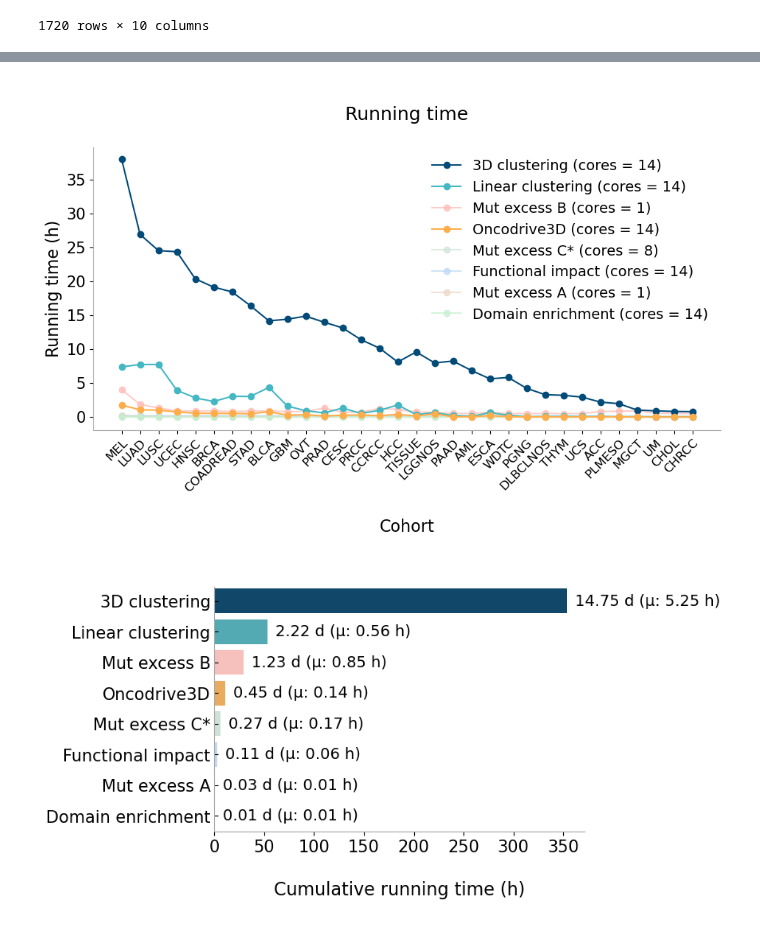
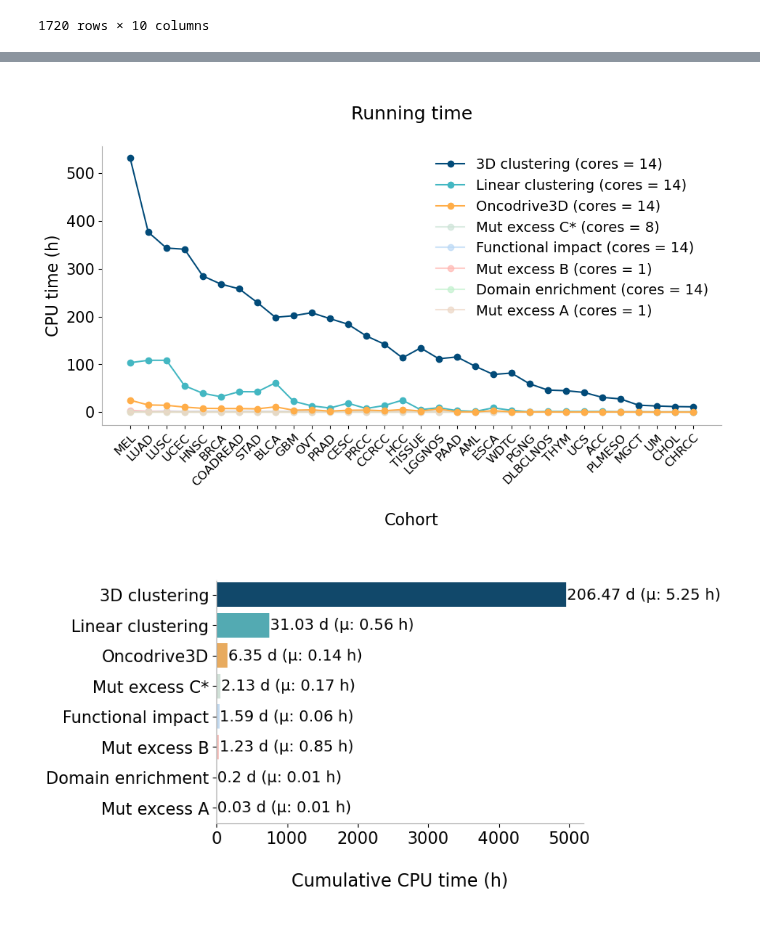
Before and after one commit to bbglab/oncodrive3d_paper, a Jupyter notebook: fig3_resources_analysis/resources_analysis_ForPresentation.ipynb, the cells around one changed output, grey strips where cells are left out. Drawn from its saved outputs; the diff is of its cells as text; code cells hidden in the pictures.

```diff
--- a/fig3_resources_analysis/resources_analysis_ForPresentation.ipynb
+++ b/fig3_resources_analysis/resources_analysis_ForPresentation.ipynb
@@ -376,11 +376,22 @@ methods
 | 1719 | 191.8 | 4.4 | 0.006833 | Domain enrichment | TCGA_WXS_WDTC | 14 | 359.0750 | 37.9375 | 0.876618 | ... |
 1720 rows × 10 columns
 # %%
-def plot_performance(df, colors_dic, title, ax, text_ylabel, cpu_allocated,
-                     smooth = False, ema_w = 0.9,
-                     xlabel = True, ylabel = True,
-                     legend = True, target="Time_H", metric="H",
-                     style="-", plot_xticks=True, extract_cancer=True):
+def plot_performance(df,
+                     colors_dic,
+                     title,
+                     ax,
+                     text_ylabel,
+                     cpu_allocated,
+                     smooth = False,
+                     ema_w = 0.9,
+                     xlabel = True,
+                     ylabel = True,
+                     legend = True,
+                     target="Time_H",
+                     metric="H",
+                     style="-",
+                     plot_xticks=True,
+                     extract_cancer=True):
 
     df = df.copy()
     if extract_cancer:
@@ -402,6 +413,7 @@ def plot_performance(df, colors_dic, title, ax, text_ylabel, cpu_allocated,
             xs = ema_smooth(x[target], ema_w)
         else:
             xs = x[target]
+
         ax.plot(xs, style, color = colors_dic[method],
                 label = f"{method} (cores = {cpu_allocated[method]})", zorder = get_zorder(method), alpha=alpha)
 
@@ -482,7 +494,8 @@ def tick_generator(df):
 
 
 def plot_sum(df, color_dic, title, ax, distance, xlabel_text,
-             xlabel = True, ylabel = False, legend = True, target = "Time_H", metric="H", rotation=0, rotate_xticks=False):
+             xlabel = True, ylabel = False, legend = True,
+             target = "Time_H", metric="H", rotation=0, rotate_xticks=False, cpu_time=False):
     """
     Plot count bar plot summary
     """
@@ -498,18 +511,19 @@ def plot_sum(df, color_dic, title, ax, distance, xlabel_text,
         bar_plot.set_xlabel("\n\n", size = 16)
 
     bar_plot.set_ylabel("")
-    bar_plot.tick_params(axis="y", which = "major", labelsize = 15, direction = "in")
+    bar_plot.tick_params(axis="y", which = "major", labelsize = 15, direction = "out")
     ax.set_yticklabels(ax.get_yticklabels(), rotation=rotation)
     if rotate_xticks:
         plt.xticks(rotation=45, rotation_mode="anchor", ha='right')
     plt.xticks(fontsize=15)
 
     # Add text on the right of each bar
-    avg = methods.groupby("Method").mean().reset_index()
+    avg = df.groupby("Method").mean().reset_index()
     for i, (p, pr) in enumerate(zip(data["Method"], data[target])):
 
         # Add avg info
         avg_value = round(avg.loc[avg["Method"] == p, target].values[0], 2)
+
         if target == "Time_H":
             avg_value = f"(μ: {avg_value} h)"
         elif target == "Memory_GB":
@@ -535,4 +565,6 @@ def plot_sum(df, color_dic, title, ax, distance, xlabel_text,
 # %%
+methods_tcga["Time_H"] = methods_tcga["Time_H"] * methods_tcga["CPU_allocated"]
+methods_tcga["Time_H_avg"] = methods_tcga["Time_H_avg"] * methods_tcga["CPU_allocated"]
 methods_tcga.groupby("Method").sum()["Time_H"] / 24
 # %% [output]
 Method
@@ -593,33 +609,33 @@ methods_tcga
 # %%
 fig, ax = plt.subplots(figsize = (11, 5))
 plot_performance(methods_tcga.sort_values("Time_H_avg", ascending=False).reset_index(drop=True),
                  colors_dict, title = "\nRunning time\n", metric = "d",
-                 ax = ax, text_ylabel = "Running time (h)", xlabel = True, ylabel = True,
-                 legend = True, cpu_allocated=cpu_allocated,
-                 style="-o", plot_xticks=True, extract_cancer=True)
+                 ax = ax, text_ylabel = "CPU time (h)", cpu_allocated=cpu_allocated,
+                 xlabel = True, ylabel = True,
+                 legend = True, style="-o", plot_xticks=True, extract_cancer=True)
 plt.savefig('plots_presentation/runtime_tcga_colors.png', dpi=300, bbox_inches='tight')
-plt.show
 
 fig, ax = plt.subplots(figsize = (6, 4))
-plot_sum(methods_tcga, colors_dict, title="", ax=ax, distance = 8, xlabel_text = "\nCumulative running time (h)\n", metric="d")
+plot_sum(methods_tcga, colors_dict, title="", ax=ax, distance = 8, xlabel_text = "\nCumulative CPU time (h)\n",
+         metric="d")
 plt.savefig('plots_presentation/cumulative_runtime_tcga_colors.png', dpi=300, bbox_inches='tight')
 plt.show()
 
 fig, ax = plt.subplots(figsize = (11, 5))
 plot_performance(methods_tcga.sort_values("Memory_GB_avg", ascending=False).reset_index(drop=True),
              colors_dict, title = "\nMemory usage\n", target = "Memory_GB", metric = "TB",
              ax = ax, text_ylabel = "Memory usage (GB)",
              xlabel = True, ylabel = True, legend = False,  cpu_allocated=cpu_allocated,
              style="-o", plot_xticks=True, extract_cancer=True)
 plt.savefig('plots_presentation/memory_tcga_colors.png', dpi=300, bbox_inches='tight')
 plt.show()
 
 fig, ax = plt.subplots(figsize = (6, 4))
 plot_sum(methods_tcga, colors_dict, title="", ax=ax, distance = 70,
          xlabel_text = "\nCumulative memory usage (GB)\n", target="Memory_GB", metric="TB")
 plt.savefig('plots_presentation/cumulative_memory_tcga_colors.png', dpi=300, bbox_inches='tight')
 plt.show()
 # %% [output]
-[figure, old version]
+[figure, new version]
-[figure, old version]
+[figure, new version]
 [figure]
```
Also changed, not shown: parts of 4 cells of this notebook, 6 other files.
